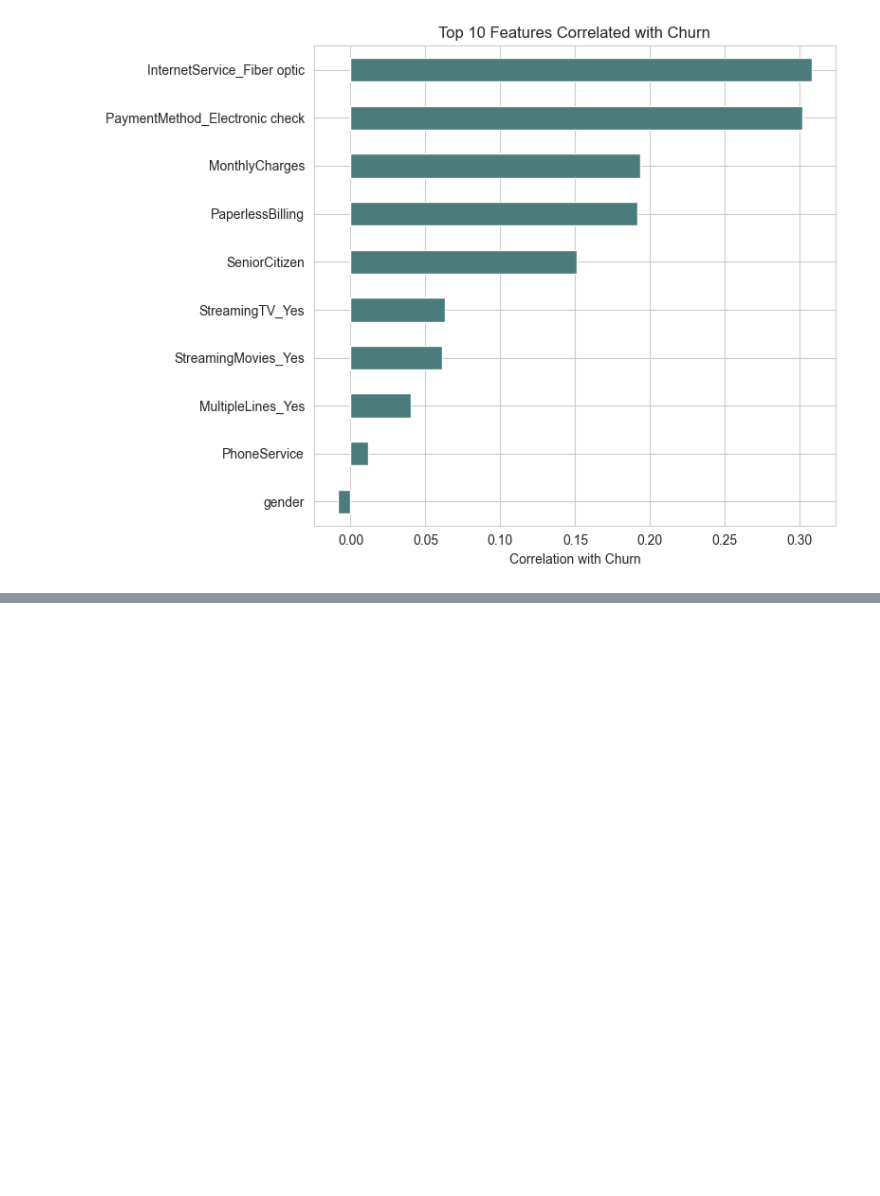
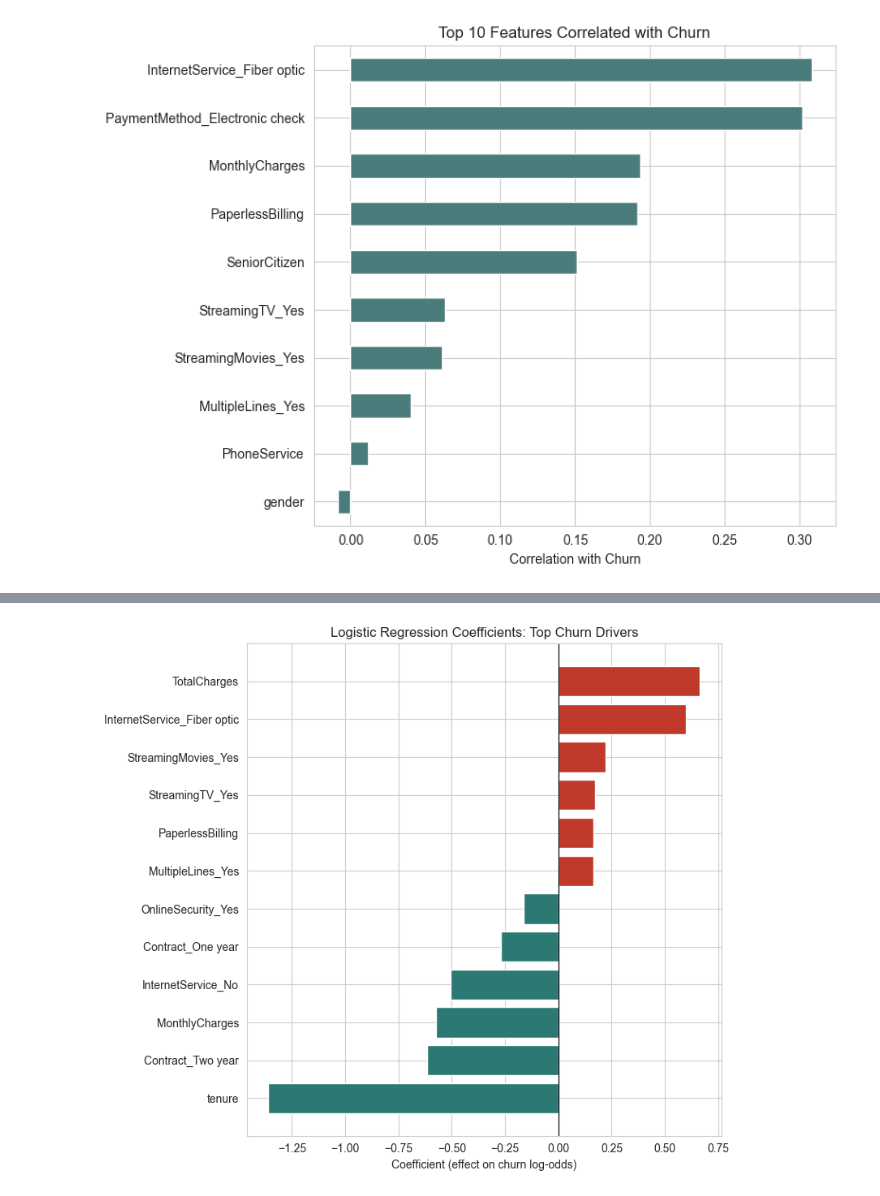
Before and after one commit to drikshathakur786/churnlens-customer-retention-analytics, a Jupyter notebook: python/01_eda.ipynb, the cells around one changed output, grey strips where cells are left out. Saved outputs shown, nothing was run; the diff lists cells and outputs as text; code cells hidden in the pictures; blank space fills up the shorter version.

```diff
--- a/python/01_eda.ipynb
+++ b/python/01_eda.ipynb
@@ -336,0 +457,10 @@ plt.show()
+# %%
+import warnings
+warnings.filterwarnings('ignore', category=RuntimeWarning, module='sklearn')
+
+model = LogisticRegression(max_iter=1000, random_state=42)
+model.fit(X_train_scaled, y_train)
+
+print("Model trained successfully")
+print("Training accuracy:", model.score(X_train_scaled, y_train))
+print("Test accuracy:", model.score(X_test_scaled, y_test))
@@ -336,0 +471,7 @@ plt.show()
+# %%
+coefficients = pd.DataFrame({
+    'Feature': X.columns,
+    'Coefficient': model.coef_[0]
+}).sort_values('Coefficient', ascending=False)
+
+coefficients
@@ -336,0 +496,14 @@ plt.show()
+# %%
+top_coefs = pd.concat([coefficients.head(6), coefficients.tail(6)])
+
+plt.figure(figsize=(8,7))
+colors = top_coefs['Coefficient'].apply(lambda x: '#c0392b' if x > 0 else '#2c7873')
+plt.barh(top_coefs['Feature'], top_coefs['Coefficient'], color=colors)
+plt.title('Logistic Regression Coefficients: Top Churn Drivers')
+plt.xlabel('Coefficient (effect on churn log-odds)')
+plt.axvline(0, color='black', linewidth=0.8)
+plt.gca().invert_yaxis()
+plt.tight_layout()
+plt.show()
+# %% [output]
+[figure, added]
```
Also changed, not shown: parts of 13 cells of this notebook.
